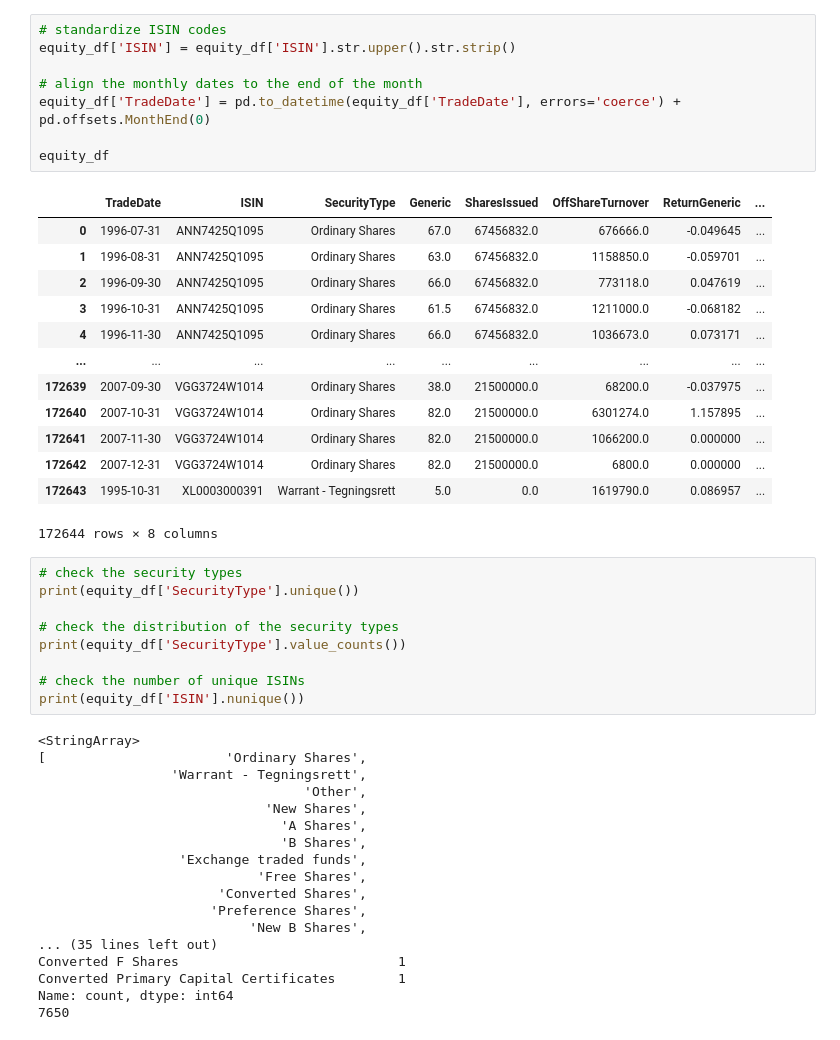
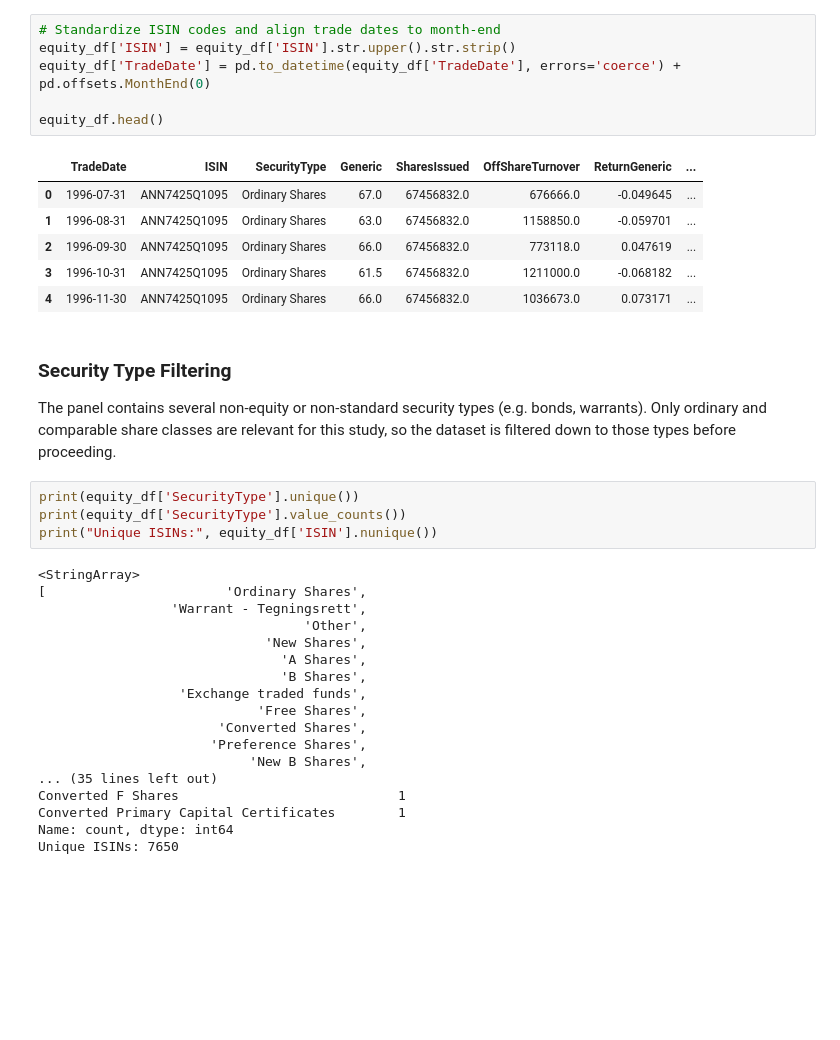
Before and after one commit to DonKubini/Man-vs.-Machine-on-the-Oslo-B-rs, a Jupyter notebook: Python files/Data Cleaning.ipynb, the cells around one changed output. Drawn from its saved outputs; the diff is of its cells as text; blank space fills up the shorter version.

```diff
--- a/Python files/Data Cleaning.ipynb
+++ b/Python files/Data Cleaning.ipynb
@@ -31,34 +37,24 @@ equity_df
 # %%
-# standardize ISIN codes
+# Standardize ISIN codes and align trade dates to month-end
 equity_df['ISIN'] = equity_df['ISIN'].str.upper().str.strip()
-
-# align the monthly dates to the end of the month
 equity_df['TradeDate'] = pd.to_datetime(equity_df['TradeDate'], errors='coerce') + pd.offsets.MonthEnd(0)
 
-equity_df
+equity_df.head()
 # %% [output]
 |  | TradeDate | ISIN | SecurityType | Generic | SharesIssued | OffShareTurnover | ReturnGeneric | ... |
 | 0 | 1996-07-31 | ANN7425Q1095 | Ordinary Shares | 67.0 | 67456832.0 | 676666.0 | -0.049645 | ... |
 | 1 | 1996-08-31 | ANN7425Q1095 | Ordinary Shares | 63.0 | 67456832.0 | 1158850.0 | -0.059701 | ... |
 | 2 | 1996-09-30 | ANN7425Q1095 | Ordinary Shares | 66.0 | 67456832.0 | 773118.0 | 0.047619 | ... |
 | 3 | 1996-10-31 | ANN7425Q1095 | Ordinary Shares | 61.5 | 67456832.0 | 1211000.0 | -0.068182 | ... |
 | 4 | 1996-11-30 | ANN7425Q1095 | Ordinary Shares | 66.0 | 67456832.0 | 1036673.0 | 0.073171 | ... |
-| ... | ... | ... | ... | ... | ... | ... | ... | ... |
-| 172639 | 2007-09-30 | VGG3724W1014 | Ordinary Shares | 38.0 | 21500000.0 | 68200.0 | -0.037975 | ... |
-| 172640 | 2007-10-31 | VGG3724W1014 | Ordinary Shares | 82.0 | 21500000.0 | 6301274.0 | 1.157895 | ... |
-| 172641 | 2007-11-30 | VGG3724W1014 | Ordinary Shares | 82.0 | 21500000.0 | 1066200.0 | 0.000000 | ... |
-| 172642 | 2007-12-31 | VGG3724W1014 | Ordinary Shares | 82.0 | 21500000.0 | 6800.0 | 0.000000 | ... |
-| 172643 | 1995-10-31 | XL0003000391 | Warrant - Tegningsrett | 5.0 | 0.0 | 1619790.0 | 0.086957 | ... |
-172644 rows × 8 columns
+# %% [markdown]
+### Security Type Filtering
+
+The panel contains several non-equity or non-standard security types (e.g. bonds, warrants). Only ordinary and comparable share classes are relevant for this study, so the dataset is filtered down to those types before proceeding.
 # %%
-# check the security types
 print(equity_df['SecurityType'].unique())
-
-# check the distribution of the security types
 print(equity_df['SecurityType'].value_counts())
-
-# check the number of unique ISINs
-print(equity_df['ISIN'].nunique())
+print("Unique ISINs:", equity_df['ISIN'].nunique())
 # %% [output]
 <StringArray>
 [                       'Ordinary Shares',
@@ -76,5 +72,5 @@ print(equity_df['ISIN'].nunique())
 Converted F Shares                            1
 Converted Primary Capital Certificates        1
 Name: count, dtype: int64
-7650
+Unique ISINs: 7650
 # %%
```
Also changed, not shown: parts of 27 cells of this notebook, 4 other files.
